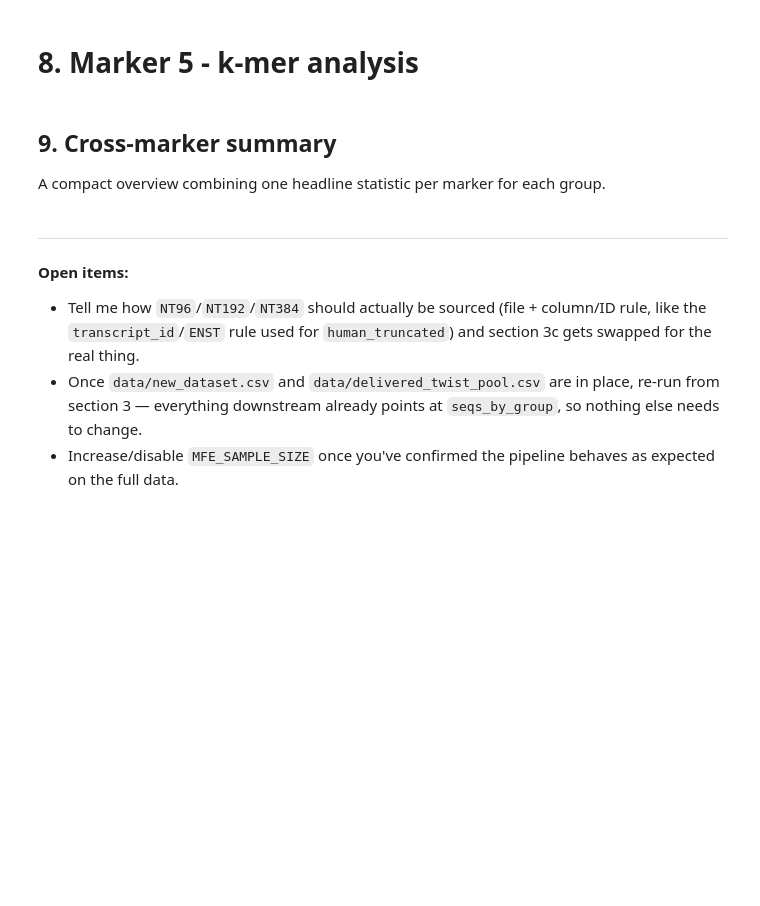
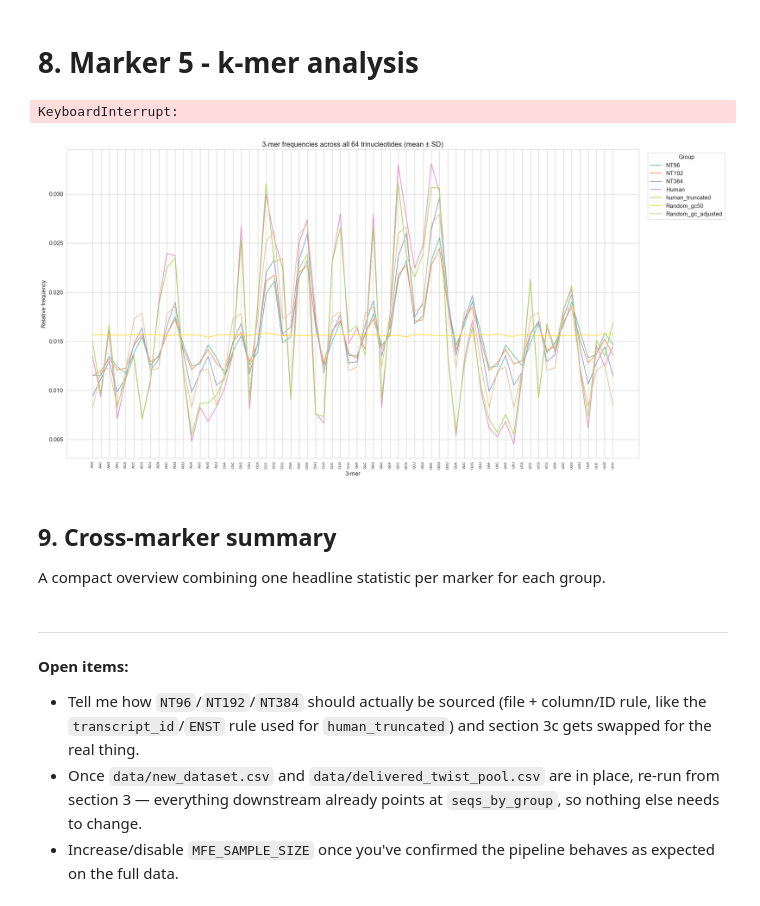
Before and after one commit to jechochamber/Bachelor, a Jupyter notebook: JURA_analysis.ipynb, the cells around one changed output. Drawn from its saved outputs; the diff is of its cells as text; code cells hidden in the pictures; blank space fills up the shorter version.

```diff
--- a/JURA_analysis.ipynb
+++ b/JURA_analysis.ipynb
@@ -586,0 +627,22 @@ plt.show()
+# %%
+from itertools import product
+
+ALL_3MERS = ["".join(p) for p in product(constants.RNABASES, repeat=3)]
+ALL_6MERS = ["".join(p) for p in product(constants.RNABASES, repeat=6)]
+
+kmer3_frames = []
+kmer6_frames = []
+for g in GROUPS:
+    kmer3_frames.append(kmer_frequencies(seqs_by_group[g], k=3).assign(**{GROUP_COL: g}))
+    kmer6_frames.append(kmer_frequencies(seqs_by_group[g], k=6).assign(**{GROUP_COL: g}))
+
+kmer3_df = pd.concat(kmer3_frames)
+kmer6_df = pd.concat(kmer6_frames)
+
+mean_kmer3 = kmer3_df.groupby(GROUP_COL)[ALL_3MERS].mean().reindex(GROUPS)
+mean_kmer6 = kmer6_df.groupby(GROUP_COL)[ALL_6MERS].mean().reindex(GROUPS)
+
+print(f"kmer3_df shape: {kmer3_df.shape}")
+print(f"kmer6_df shape: {kmer6_df.shape}")
+# %% [output]
+KeyboardInterrupt:
@@ -586,0 +652,26 @@ plt.show()
+# %%
+kmer3_df=pd.read_csv("kmer3_df.csv")
+kmer6_df=pd.read_csv("kmer6_df.csv")
+# %%
+from itertools import product
+fig, ax = plt.subplots(figsize=(20, 10))
+ALL_3MERS = ["".join(p) for p in product(constants.RNABASES, repeat=3)]
+ALL_6MERS = ["".join(p) for p in product(constants.RNABASES, repeat=6)]
+x = np.arange(len(ALL_3MERS))
+for g in GROUPS:
+    group_data = kmer3_df.loc[kmer3_df[GROUP_COL] == g, ALL_3MERS]
+    means = group_data.mean()
+    sds   = group_data.std()
+    ax.plot(x, means, label=g, color=PALETTE[g], linewidth=1.5)
+    #ax.fill_between(x, means - sds, means + sds, color=PALETTE[g], alpha=0.15)
+
+ax.set_xticks(x)
+ax.set_xticklabels(ALL_3MERS, rotation=90, fontsize=7)
+ax.set_xlabel("3-mer")
+ax.set_ylabel("Relative frequency")
+ax.set_title("3-mer frequencies across all 64 trinucleotides (mean ± SD)")
+ax.legend(title="Group", bbox_to_anchor=(1.01, 1), loc="upper left")
+fig.tight_layout()
+plt.show()
+# %% [output]
+[figure, added]
```
Also changed, not shown: parts of 17 cells of this notebook.
